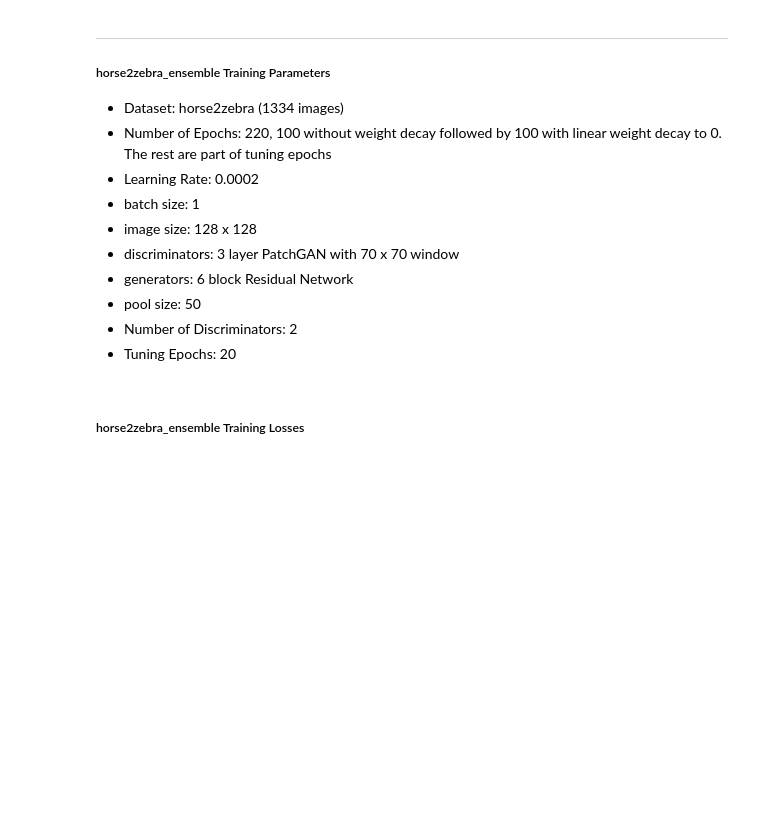
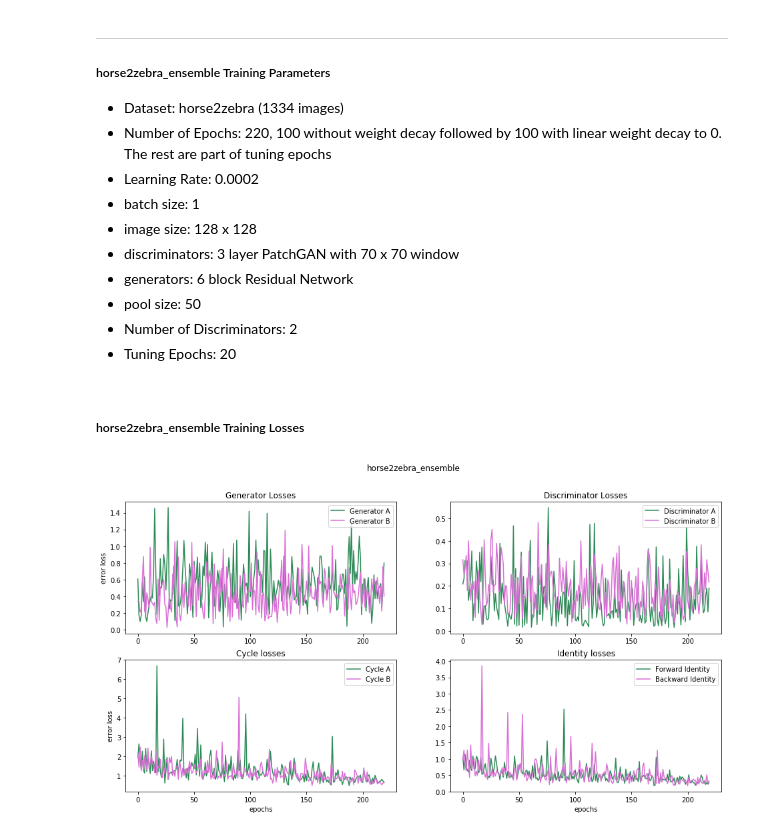
Before and after one commit to charlesabouhaidar/COMP473-Project, a Jupyter notebook: CycleGAN_simple/CycleGAN.ipynb, the cells around one changed output. Cells and saved outputs as stored; diff of their text form; code cells hidden in the pictures; blank space fills up the shorter version.

```diff
--- a/CycleGAN_simple/CycleGAN.ipynb
+++ b/CycleGAN_simple/CycleGAN.ipynb
@@ -172,7 +148,9 @@ Defining Feature of Experiment:
 # %% [markdown]
 <h5>horse2zebra_ensemble Training Losses</h5>
 # %%
-loss_to_graph("horse2zebra_ensemble", "report_resources/logs/horse2zebra_ensemble_loss_log.txt"))
+loss_to_graph("horse2zebra_ensemble", "report_resources/logs/horse2zebra_ensemble_loss_log.txt")
+# %% [output]
+[figure, added]
 # %% [markdown]
 <h5>Inference Images</h5>
 <table>
```
Also changed, not shown: parts of 8 cells of this notebook, 7 other files.
